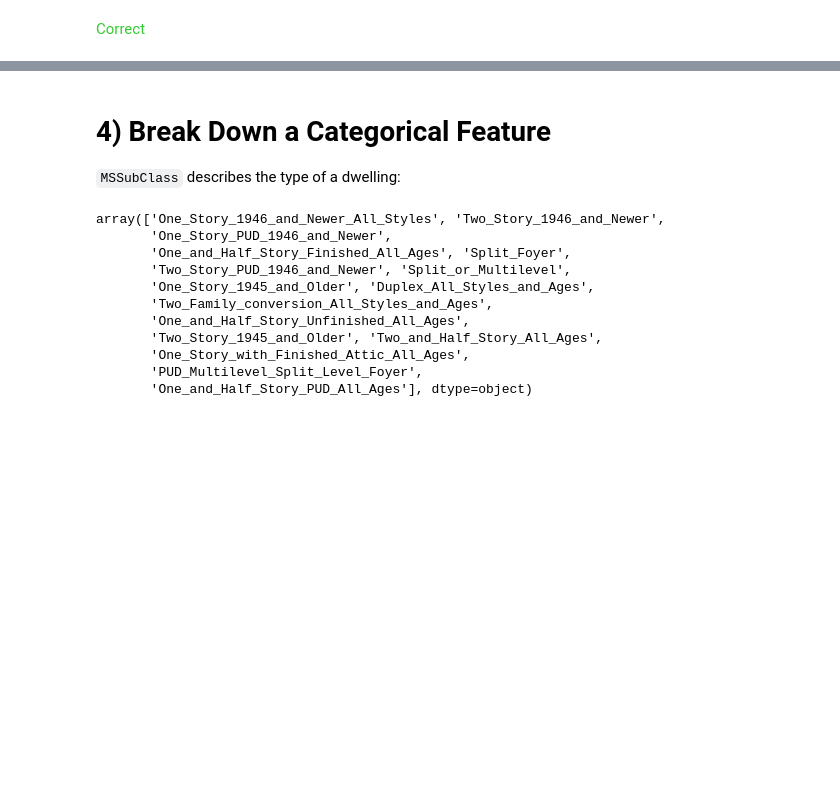
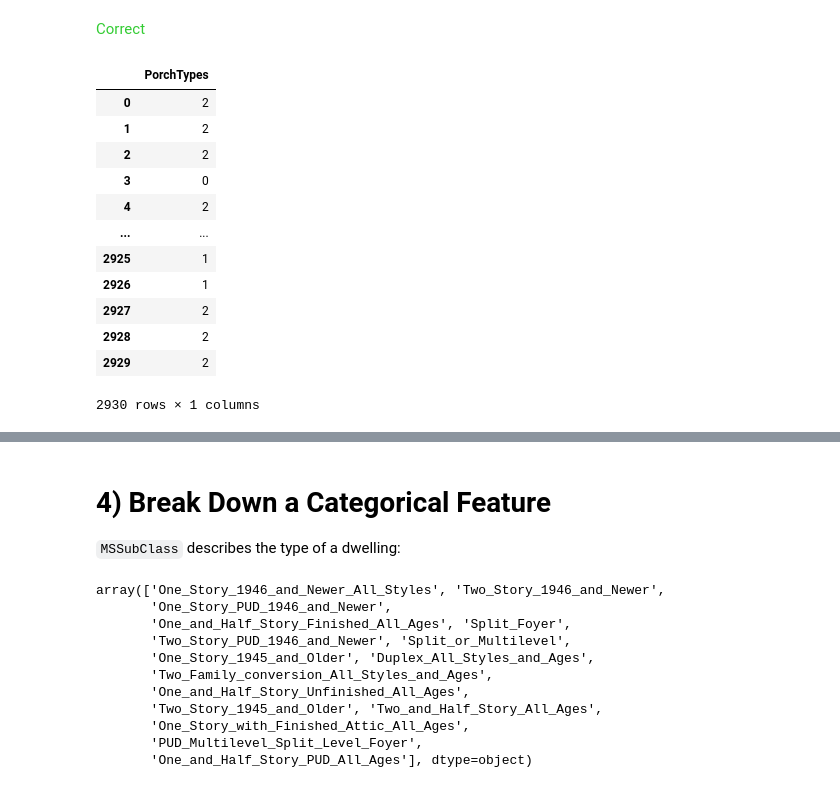
Before and after one commit to pawara101/notebooks, a Jupyter notebook: exercise-creating-features.ipynb, the cells around one changed output, grey strips where cells are left out. Cells and saved outputs as stored; diff of their text form; code cells hidden in the pictures; blank space fills up the shorter version.

```diff
--- a/exercise-creating-features.ipynb
+++ b/exercise-creating-features.ipynb
@@ -180,6 +180,22 @@ q_3.check()
 # %% [output]
 [interactive output not drawn]
 <span style="color:#33cc33">Correct</span>
+# %%
+X_3
+# %% [output]
+|  | PorchTypes |
+| 0 | 2 |
+| 1 | 2 |
+| 2 | 2 |
+| 3 | 0 |
+| 4 | 2 |
+| ... | ... |
+| 2925 | 1 |
+| 2926 | 1 |
+| 2927 | 2 |
+| 2928 | 2 |
+| 2929 | 2 |
+2930 rows × 1 columns
 # %%
 # Lines below will give you a hint or solution code
 q_3.hint()
```
